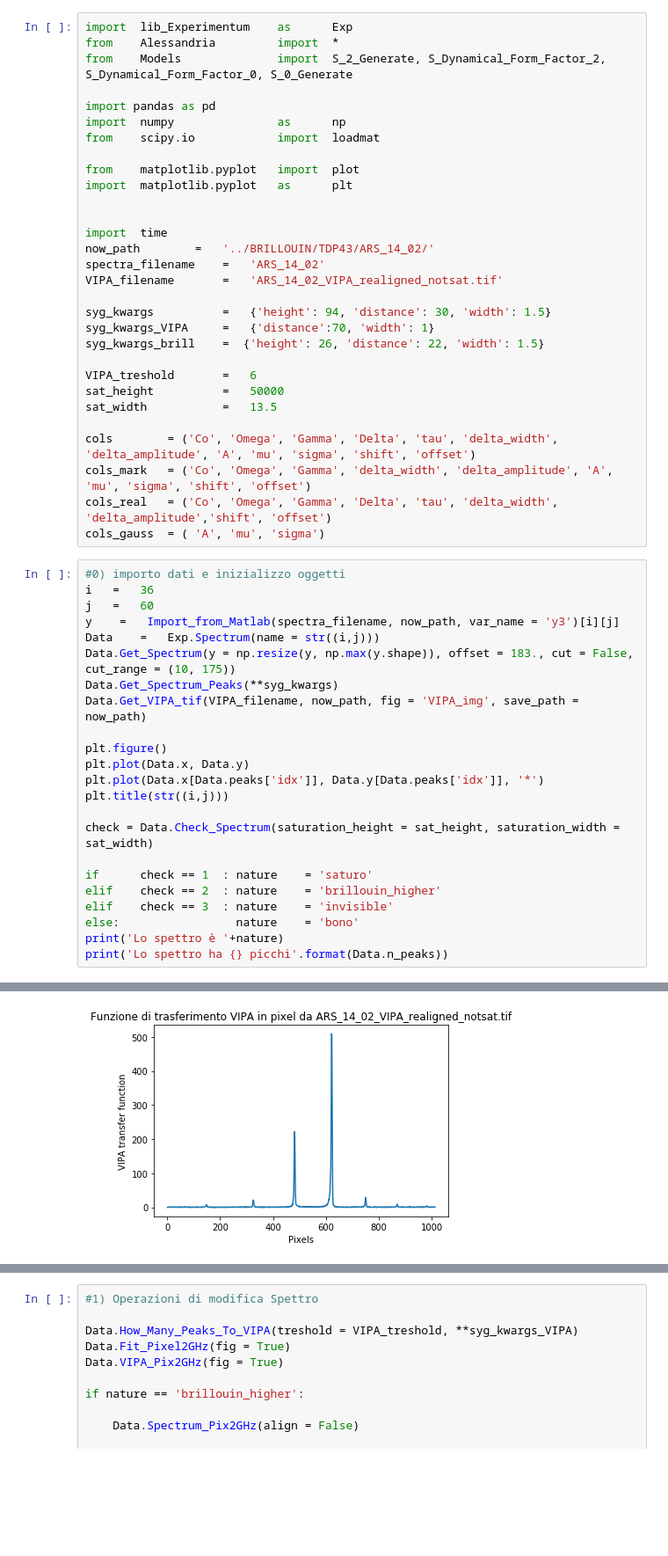
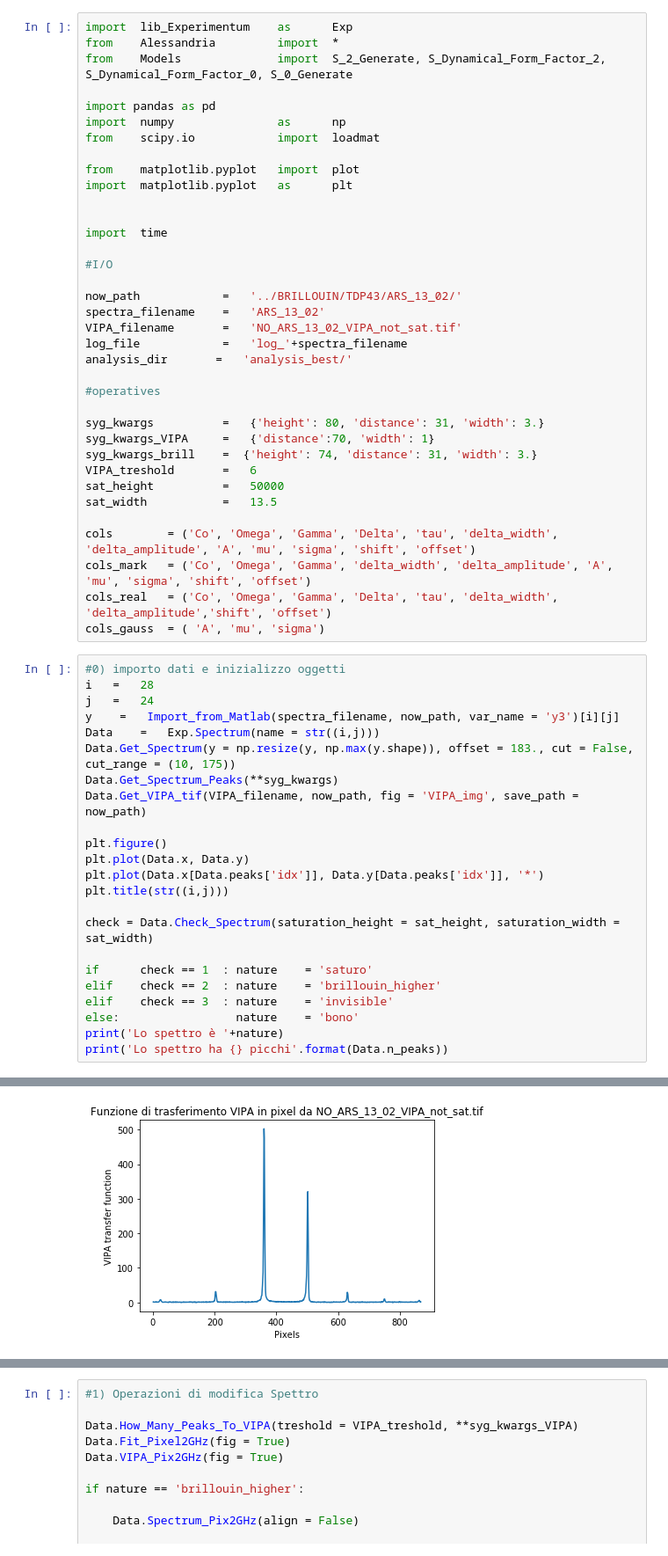
Before and after one commit to flautodipan/Python_Libraries, a Jupyter notebook: Experimentum_single.ipynb, the cells around one changed output, grey strips where cells are left out. Shown at 88% size. Saved outputs shown, nothing was run; the diff lists cells and outputs as text; blank space fills up the shorter version.

```diff
--- a/Experimentum_single.ipynb
+++ b/Experimentum_single.ipynb
@@ -12,14 +12,20 @@ import  matplotlib.pyplot   as      plt
 
 
 import  time
-now_path        =   '../BRILLOUIN/TDP43/ARS_14_02/'
-spectra_filename    =   'ARS_14_02'
-VIPA_filename       =   'ARS_14_02_VIPA_realigned_notsat.tif'
 
-syg_kwargs          =   {'height': 94, 'distance': 30, 'width': 1.5}
+#I/O
+
+now_path            =   '../BRILLOUIN/TDP43/ARS_13_02/'
+spectra_filename    =   'ARS_13_02'
+VIPA_filename       =   'NO_ARS_13_02_VIPA_not_sat.tif'
+log_file            =   'log_'+spectra_filename
+analysis_dir       =   'analysis_best/'
+
+#operatives
+
+syg_kwargs          =   {'height': 80, 'distance': 31, 'width': 3.}
 syg_kwargs_VIPA     =   {'distance':70, 'width': 1}
-syg_kwargs_brill    =  {'height': 26, 'distance': 22, 'width': 1.5}
-
+syg_kwargs_brill    =  {'height': 74, 'distance': 31, 'width': 3.}
 VIPA_treshold       =   6
 sat_height          =   50000
 sat_width           =   13.5
@@ -30,33 +36,33 @@ cols_real   = ('Co', 'Omega', 'Gamma', 'Delta', 'tau', 'delta_width', 'delta_amp
 cols_gauss  = ( 'A', 'mu', 'sigma')
 # %%
 #0) importo dati e inizializzo oggetti
-i   =   36
-j   =   60
+i   =   28
+j   =   24
 y    =   Import_from_Matlab(spectra_filename, now_path, var_name = 'y3')[i][j]
 Data    =   Exp.Spectrum(name = str((i,j)))
 Data.Get_Spectrum(y = np.resize(y, np.max(y.shape)), offset = 183., cut = False, cut_range = (10, 175))
 Data.Get_Spectrum_Peaks(**syg_kwargs)
 Data.Get_VIPA_tif(VIPA_filename, now_path, fig = 'VIPA_img', save_path = now_path)
 
 plt.figure()
 plt.plot(Data.x, Data.y)
 plt.plot(Data.x[Data.peaks['idx']], Data.y[Data.peaks['idx']], '*')
 plt.title(str((i,j)))
 
 check = Data.Check_Spectrum(saturation_height = sat_height, saturation_width = sat_width)
 
 if      check == 1  : nature    = 'saturo'
 elif    check == 2  : nature    = 'brillouin_higher'
 elif    check == 3  : nature    = 'invisible'
 else:                 nature    = 'bono'
 print('Lo spettro è '+nature)
 print('Lo spettro ha {} picchi'.format(Data.n_peaks))
 # %% [output]
 ATTENZIONE funzione da aggiornare
 
 
 
 ATTENZIONE guarda Get_VIPA_mat
-[figure, old version]
+[figure, new version]
 Lo spettro è bono
 Lo spettro ha 4 picchi
```
Also changed, not shown: parts of 1 cell of this notebook, 5 other files.
